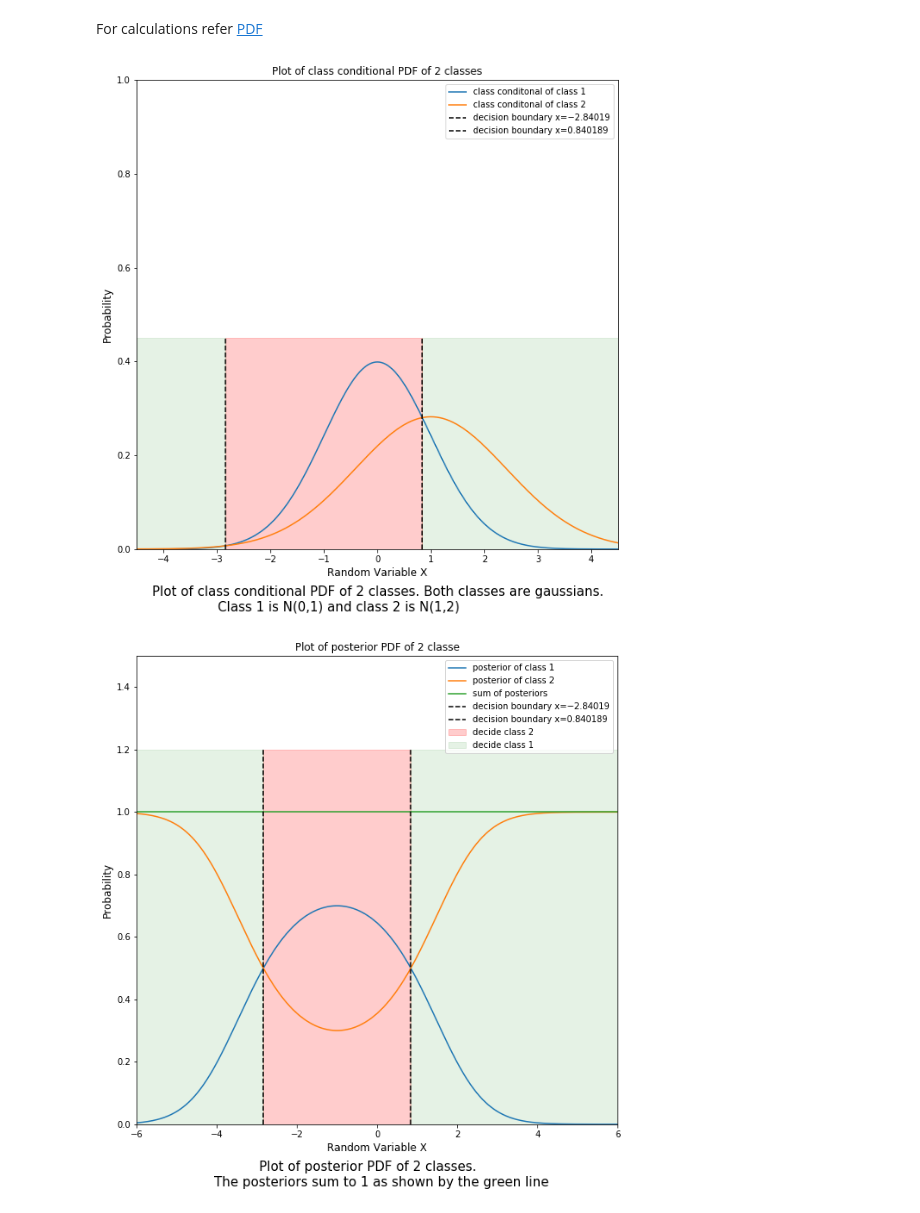
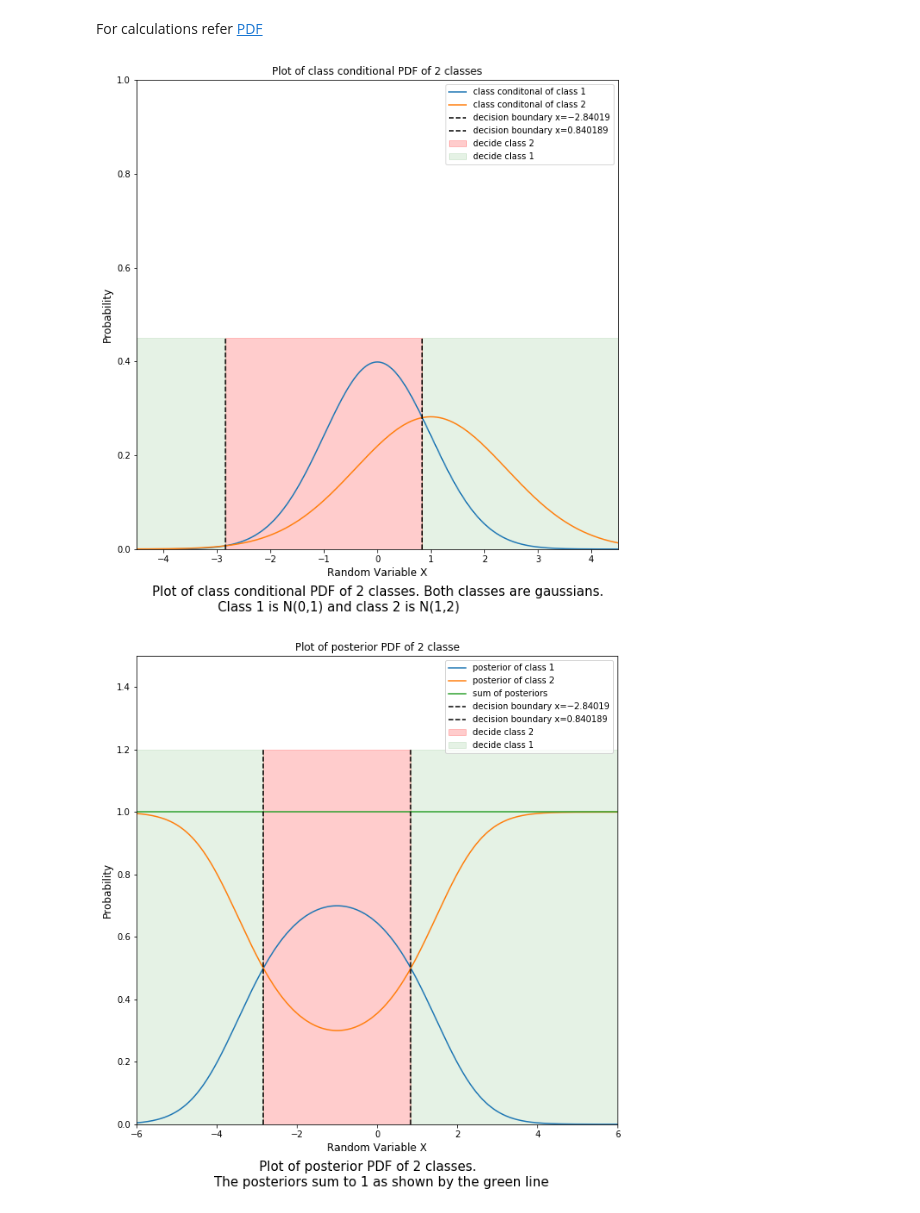
Before and after one commit to rohinarora/EECE5644-Machine_Learning, a Jupyter notebook: Hw1/Question 4.ipynb, the cells around one changed output. Saved outputs shown, nothing was run; the diff lists cells and outputs as text; code cells hidden in the pictures.

```diff
--- a/Hw1/Question 4.ipynb
+++ b/Hw1/Question 4.ipynb
@@ -12,37 +12,37 @@ import matplotlib.pyplot as plt
 import numpy as np
 import scipy.stats as stats
 import math
 %matplotlib inline
 txt="Plot of class conditional PDF of 2 classes. Both classes are gaussians. \n                Class 1 is N(0,1) and class 2 is N(1,2)"
 fig = plt.figure(figsize=(10,10));
 fig.text(.15,0.025,txt,fontsize=15);
 
 plt.ylim(0,1)
 plt.xlim(-4.5,4.5)
 mu1 = 0
 variance1 = 1
 sigma1 = math.sqrt(variance1)
 mu2 = 1
 variance2 = 2
 sigma2 = math.sqrt(variance2)
 x = np.linspace(-6,6, 1000)
 n_0_1=stats.norm.pdf(x, mu1, sigma1)
 n_1_2=stats.norm.pdf(x, mu2, sigma2)
 p_x=n_0_1+n_1_2
 plt.plot(x, n_0_1,label="class conditonal of class 1")
 plt.plot(x, n_1_2,label="class conditonal of class 2");
 plt.axvline(x=0.840189,label="decision boundary x=−2.84019",color='black',ymax=0.45,linestyle='dashed')
 plt.axvline(x=-2.84019,label="decision boundary x=0.840189",color='black',ymax=0.45,linestyle='dashed');
-plt.axvspan( -2.84019, 0.840189, alpha=0.2, color='red',ymax=0.45)
-plt.axvspan( -10, -2.84019, alpha=0.1, color='green',ymax=0.45)
-plt.axvspan( 0.840189, 10, alpha=0.1, color='green',ymax=0.45)
+plt.axvspan( -2.84019, 0.840189, alpha=0.2, color='red',ymax=.45,label='decide class 2')
+plt.axvspan( -10, -2.84019, alpha=0.1, color='green',ymax=.45)
+plt.axvspan( 0.840189, 10, alpha=0.1, color='green',ymax=.45,label='decide class 1')
 plt.legend();
 
 plt.title('Plot of class conditional PDF of 2 classes',fontsize=12)
 plt.xlabel('Random Variable X',fontsize=12)
 plt.ylabel('Probability',fontsize=12);
 # %% [output]
-[figure, old version]
+[figure, new version]
 # %%
 txt="           Plot of posterior PDF of 2 classes.\nThe posteriors sum to 1 as shown by the green line"
 fig = plt.figure(figsize=(10,10));
```
Also changed, not shown: parts of 10 cells of this notebook, 1 other file.
